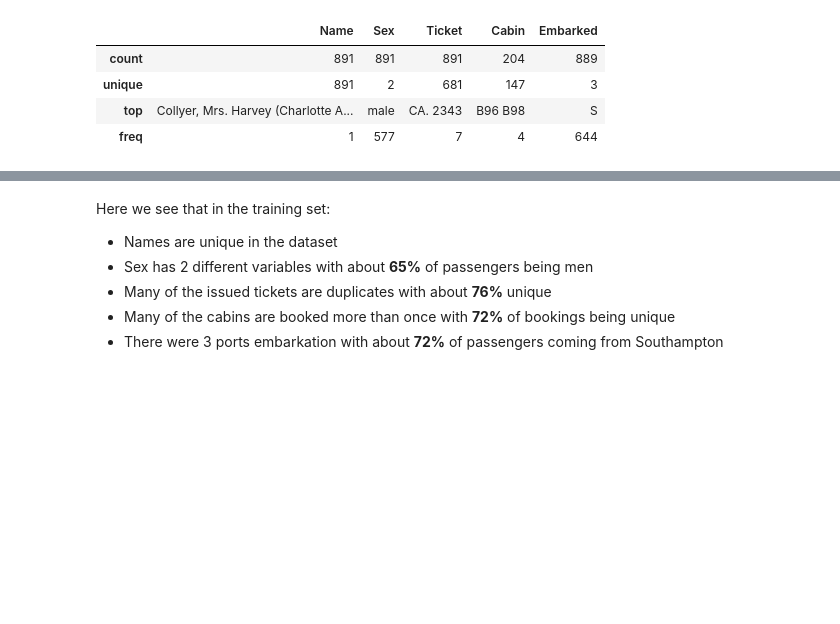
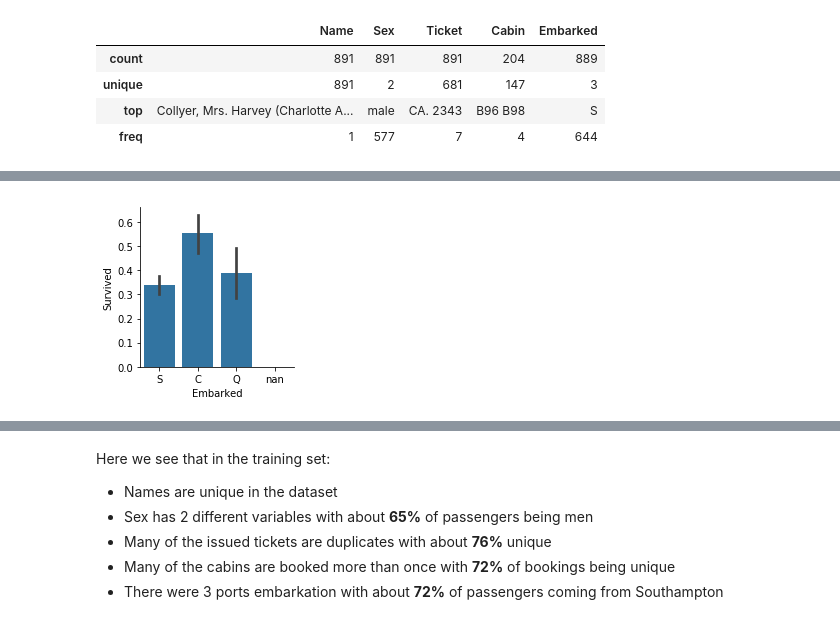
Before and after one commit to nuclth/Kaggle_Titanic, a Jupyter notebook: Survival.ipynb, the cells around one changed output, grey strips where cells are left out. Cells and saved outputs as stored; diff of their text form; code cells hidden in the pictures; blank space fills up the shorter version.

```diff
--- a/Survival.ipynb
+++ b/Survival.ipynb
@@ -246,0 +268,5 @@ train.describe(include = [np.object])
+# %%
+plot_categories(train_df , cat = 'Embarked' , target = 'Survived', order=train_df.Embarked.unique() )
+plt.show()
+# %% [output]
+[figure, added]
```
Also changed, not shown: parts of 71 cells of this notebook.
